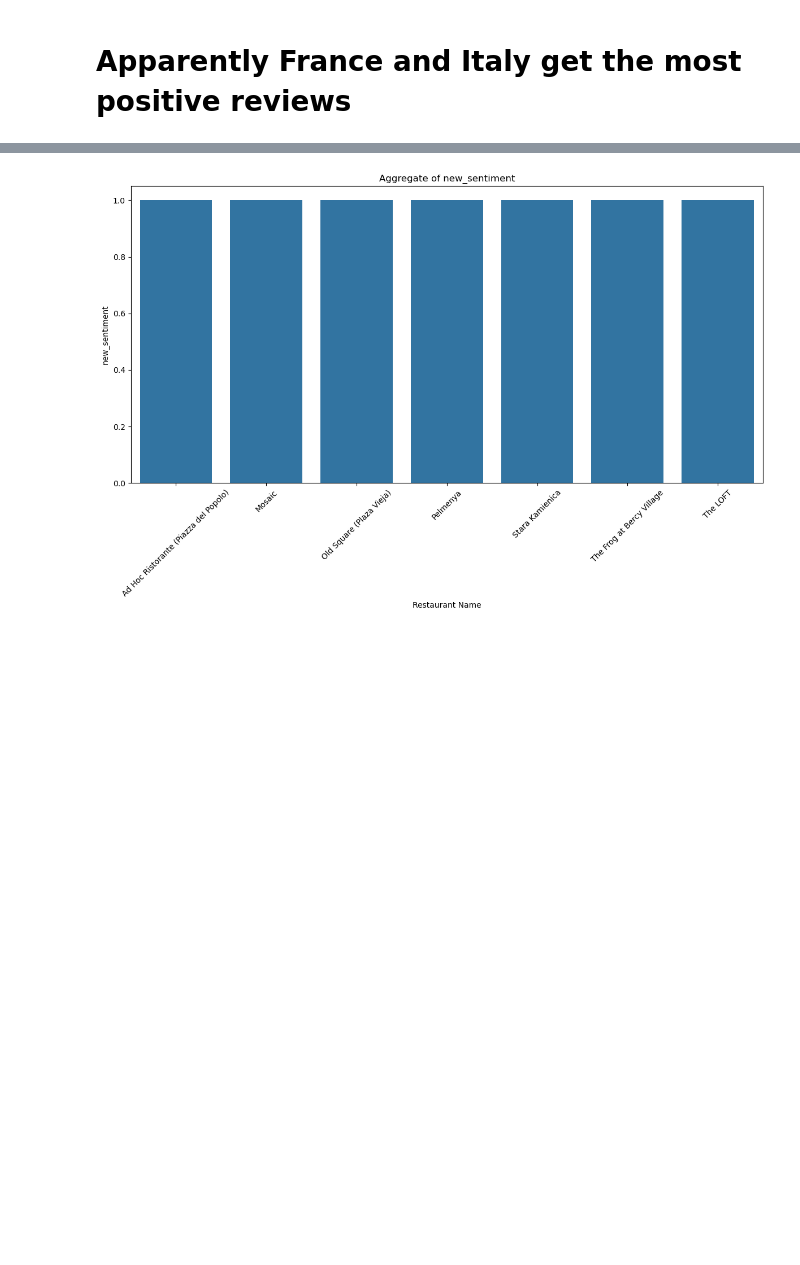
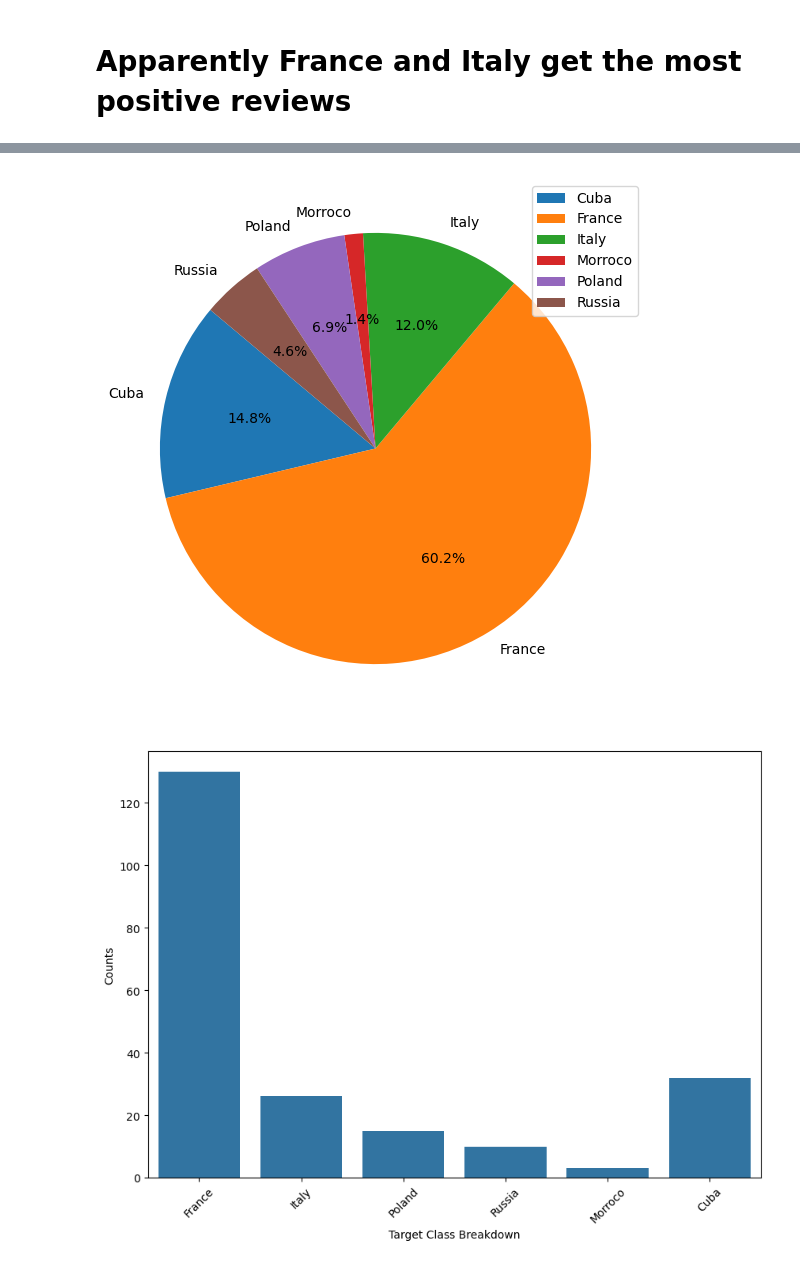
Before and after one commit to MaukanMir/Restaurant-Reviews, a Jupyter notebook: training.ipynb, the cells around one changed output, grey strips where cells are left out. Cells and saved outputs as stored; diff of their text form; code cells hidden in the pictures; blank space fills up the shorter version.

```diff
--- a/training.ipynb
+++ b/training.ipynb
@@ -127,4 +144,5 @@ aggregate_dataset(positive_sentiment, ["new_sentiment"], "Country", "mean")
-# %%
-aggregate_dataset(positive_sentiment, ["new_sentiment"], "Restaurant Name", "mean")
-# %% [output]
-[figure, removed]
+# %%
+check_class_imbalance(negative_sentiment["Country"])
+# %% [output]
+[figure, added]
+[figure, added]
```
Also changed, not shown: parts of 6 cells of this notebook.
